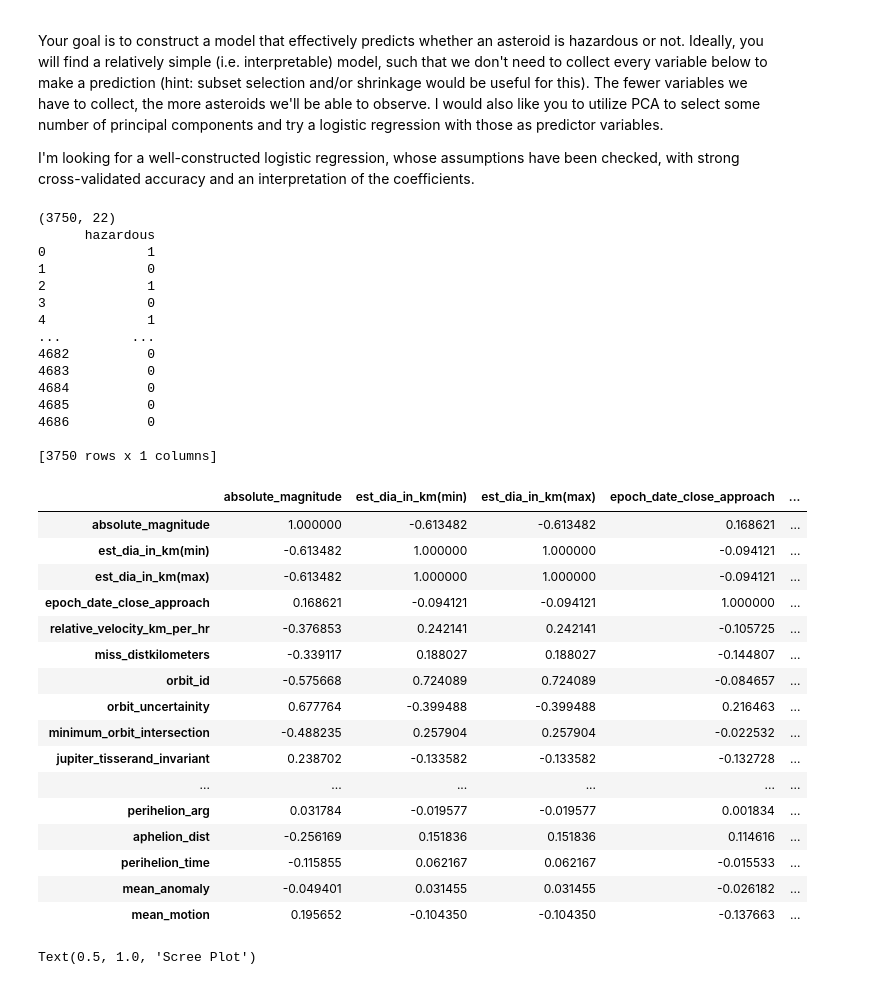
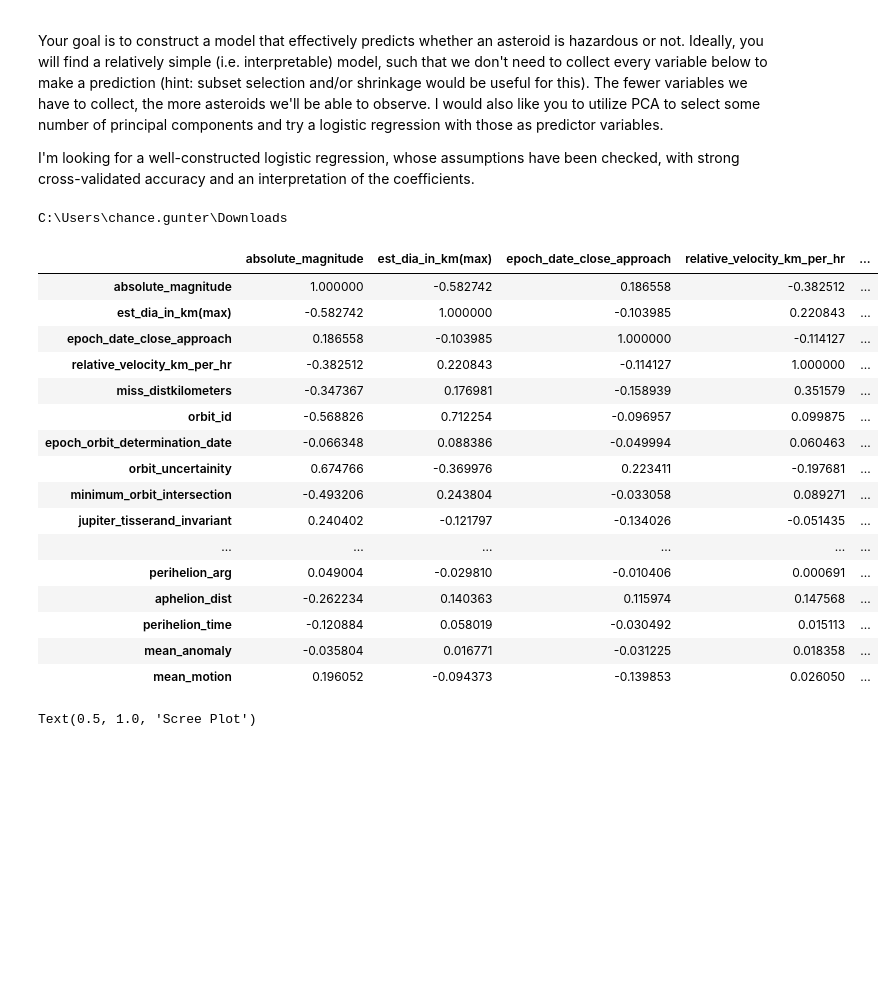
Before and after one commit to chancegunter/daily_code, a Jupyter notebook: Data_5600/UnitTest2.ipynb, the cells around one changed output. Saved outputs shown, nothing was run; the diff lists cells and outputs as text; code cells hidden in the pictures; blank space fills up the shorter version.

```diff
--- a/Data_5600/UnitTest2.ipynb
+++ b/Data_5600/UnitTest2.ipynb
@@ -29,7 +29,7 @@ import seaborn as sns
 %matplotlib inline
 import statsmodels.api as sm
 from sklearn.linear_model import RidgeCV
-from collections import Counter
+from sklearn.metrics import accuracy_score
 from sklearn.decomposition import PCA
 from sklearn.linear_model import LogisticRegressionCV, LogisticRegression
 from sklearn.metrics import mean_squared_error
@@ -40,8 +40,8 @@ import itertools
 cur_dir = Path(os.getcwd()).parent
 
 downloads_path = str(Path.home() / "Downloads")
-
-nasa_df = pd.read_csv('nasa.csv')
+print(downloads_path)
+nasa_df = pd.read_csv( downloads_path + '\\'+ 'nasa.csv')
 nasa_df.reset_index(drop=True, inplace=True)
 
 ### Dropping Redundant Columns (exp: keeping KM dropping M, Miles, Feet)
@@ -60,9 +60,16 @@ nasa_df['epoch_orbit_determination_date'] = pd.to_datetime(nasa_df['orbit_determ
 nasa_df['hazardous'] = np.where(nasa_df['hazardous'] == True, 1, 0)
 
 ### Train, Test, Validation Df
+splits = np.random.choice(a = 3, size = nasa_df.shape[0], p = [0.7,0.15,0.15])
+nasa_train = nasa_df.iloc[np.where(splits == 0)[0],:]
+nasa_val = nasa_df.iloc[np.where(splits == 1)[0],:]
+nasa_test = nasa_df.iloc[np.where(splits == 2)[0],:]
 
-test_df = nasa_df.sample(frac=0.2, axis=0)
-test_df = test_df[['absolute_magnitude', 'est_dia_in_km(max)', 'epoch_date_close_approach',
+train_df = nasa_train
+validation_df = nasa_val
+
+
+test_df = nasa_test[['absolute_magnitude', 'est_dia_in_km(max)', 'epoch_date_close_approach',
        'relative_velocity_km_per_hr', 'miss_distkilometers', 'orbit_id',
        'epoch_orbit_determination_date', 'orbit_uncertainity',
        'minimum_orbit_intersection', 'jupiter_tisserand_invariant',
@@ -70,8 +77,6 @@ test_df = test_df[['absolute_magnitude', 'est_dia_in_km(max)', 'epoch_date_close
        'asc_node_longitude', 'orbital_period', 'perihelion_distance',
        'perihelion_arg', 'aphelion_dist', 'perihelion_time', 'mean_anomaly',
        'mean_motion', 'hazardous']]
-train_df = nasa_df.drop(index=test_df.index)
-validation_df = nasa_df.copy()
 
 Xtrain = train_df[['absolute_magnitude', 'est_dia_in_km(max)', 'epoch_date_close_approach',
        'relative_velocity_km_per_hr', 'miss_distkilometers', 'orbit_id',
@@ -82,70 +87,53 @@ Xtrain = train_df[['absolute_magnitude', 'est_dia_in_km(max)', 'epoch_date_close
        'perihelion_arg', 'aphelion_dist', 'perihelion_time', 'mean_anomaly',
        'mean_motion']]
 
 Xtrain = (Xtrain-Xtrain.mean())/Xtrain.std()
 
-print(Xtrain.shape)
 #Xtrain = pd.get_dummies(data=Xtrain, drop_first=True)
 ytrain = train_df[['hazardous']]
-print(ytrain)
 
-corr = (nasa_df[['absolute_magnitude', 'est_dia_in_km(min)',
-       'est_dia_in_km(max)', 'epoch_date_close_approach',
+corr = (Xtrain[['absolute_magnitude', 'est_dia_in_km(max)', 'epoch_date_close_approach',
        'relative_velocity_km_per_hr', 'miss_distkilometers', 'orbit_id',
-       'orbit_determination_date', 'orbit_uncertainity',
+       'epoch_orbit_determination_date', 'orbit_uncertainity',
        'minimum_orbit_intersection', 'jupiter_tisserand_invariant',
        'epoch_osculation', 'eccentricity', 'semi_major_axis', 'inclination',
        'asc_node_longitude', 'orbital_period', 'perihelion_distance',
        'perihelion_arg', 'aphelion_dist', 'perihelion_time', 'mean_anomaly',
        'mean_motion']]).corr()
 corr.style.background_gradient(cmap='RdBu')
 #
 # fig, ax = plt.subplots()
 # sns.heatmap((nasa_df[['absolute_magnitude', 'est_dia_in_km(min)',
 #        'est_dia_in_km(max)', 'epoch_date_close_approach',
 #        'relative_velocity_km_per_hr', 'miss_distkilometers', 'orbit_id',
 #        'orbit_determination_date', 'orbit_uncertainity',
 #        'minimum_orbit_intersection', 'jupiter_tisserand_invariant',
 #        'epoch_osculation', 'eccentricity', 'semi_major_axis', 'inclination',
 #        'asc_node_longitude', 'orbital_period', 'perihelion_distance',
 #        'perihelion_arg', 'aphelion_dist', 'perihelion_time', 'mean_anomaly',
 #        'mean_motion']]).corr(), annot=True, fmt='.2f',
 #             cmap=plt.get_cmap('coolwarm'), cbar=False, ax=ax)
 # ax.set_yticklabels(ax.get_yticklabels(), rotation='horizontal')
 # plt.savefig('infograph.png', bbox_inches='tight')
 # %% [output]
-(3750, 22)
-      hazardous
-0             1
-1             0
-2             1
-3             0
-4             1
-...         ...
-4682          0
-4683          0
-4684          0
-4685          0
-4686          0
-
-[3750 rows x 1 columns]
+C:\Users\chance.gunter\Downloads
-|  | absolute_magnitude | est_dia_in_km(min) | est_dia_in_km(max) | epoch_date_close_approach | ... |
-| absolute_magnitude | 1.000000 | -0.613482 | -0.613482 | 0.168621 | ... |
-| est_dia_in_km(min) | -0.613482 | 1.000000 | 1.000000 | -0.094121 | ... |
-| est_dia_in_km(max) | -0.613482 | 1.000000 | 1.000000 | -0.094121 | ... |
-| epoch_date_close_approach | 0.168621 | -0.094121 | -0.094121 | 1.000000 | ... |
-| relative_velocity_km_per_hr | -0.376853 | 0.242141 | 0.242141 | -0.105725 | ... |
-| miss_distkilometers | -0.339117 | 0.188027 | 0.188027 | -0.144807 | ... |
-| orbit_id | -0.575668 | 0.724089 | 0.724089 | -0.084657 | ... |
-| orbit_uncertainity | 0.677764 | -0.399488 | -0.399488 | 0.216463 | ... |
-| minimum_orbit_intersection | -0.488235 | 0.257904 | 0.257904 | -0.022532 | ... |
-| jupiter_tisserand_invariant | 0.238702 | -0.133582 | -0.133582 | -0.132728 | ... |
+|  | absolute_magnitude | est_dia_in_km(max) | epoch_date_close_approach | relative_velocity_km_per_hr | ... |
+| absolute_magnitude | 1.000000 | -0.582742 | 0.186558 | -0.382512 | ... |
+| est_dia_in_km(max) | -0.582742 | 1.000000 | -0.103985 | 0.220843 | ... |
+| epoch_date_close_approach | 0.186558 | -0.103985 | 1.000000 | -0.114127 | ... |
+| relative_velocity_km_per_hr | -0.382512 | 0.220843 | -0.114127 | 1.000000 | ... |
+| miss_distkilometers | -0.347367 | 0.176981 | -0.158939 | 0.351579 | ... |
+| orbit_id | -0.568826 | 0.712254 | -0.096957 | 0.099875 | ... |
+| epoch_orbit_determination_date | -0.066348 | 0.088386 | -0.049994 | 0.060463 | ... |
+| orbit_uncertainity | 0.674766 | -0.369976 | 0.223411 | -0.197681 | ... |
+| minimum_orbit_intersection | -0.493206 | 0.243804 | -0.033058 | 0.089271 | ... |
+| jupiter_tisserand_invariant | 0.240402 | -0.121797 | -0.134026 | -0.051435 | ... |
 | ... | ... | ... | ... | ... | ... |
-| perihelion_arg | 0.031784 | -0.019577 | -0.019577 | 0.001834 | ... |
-| aphelion_dist | -0.256169 | 0.151836 | 0.151836 | 0.114616 | ... |
-| perihelion_time | -0.115855 | 0.062167 | 0.062167 | -0.015533 | ... |
-| mean_anomaly | -0.049401 | 0.031455 | 0.031455 | -0.026182 | ... |
-| mean_motion | 0.195652 | -0.104350 | -0.104350 | -0.137663 | ... |
+| perihelion_arg | 0.049004 | -0.029810 | -0.010406 | 0.000691 | ... |
+| aphelion_dist | -0.262234 | 0.140363 | 0.115974 | 0.147568 | ... |
+| perihelion_time | -0.120884 | 0.058019 | -0.030492 | 0.015113 | ... |
+| mean_anomaly | -0.035804 | 0.016771 | -0.031225 | 0.018358 | ... |
+| mean_motion | 0.196052 | -0.094373 | -0.139853 | 0.026050 | ... |
 # %%
 pca = PCA(n_components=Xtrain.shape[1]-1).fit(Xtrain)
 pc_train = pca.transform(Xtrain)
```
Also changed, not shown: parts of 9 cells of this notebook.
